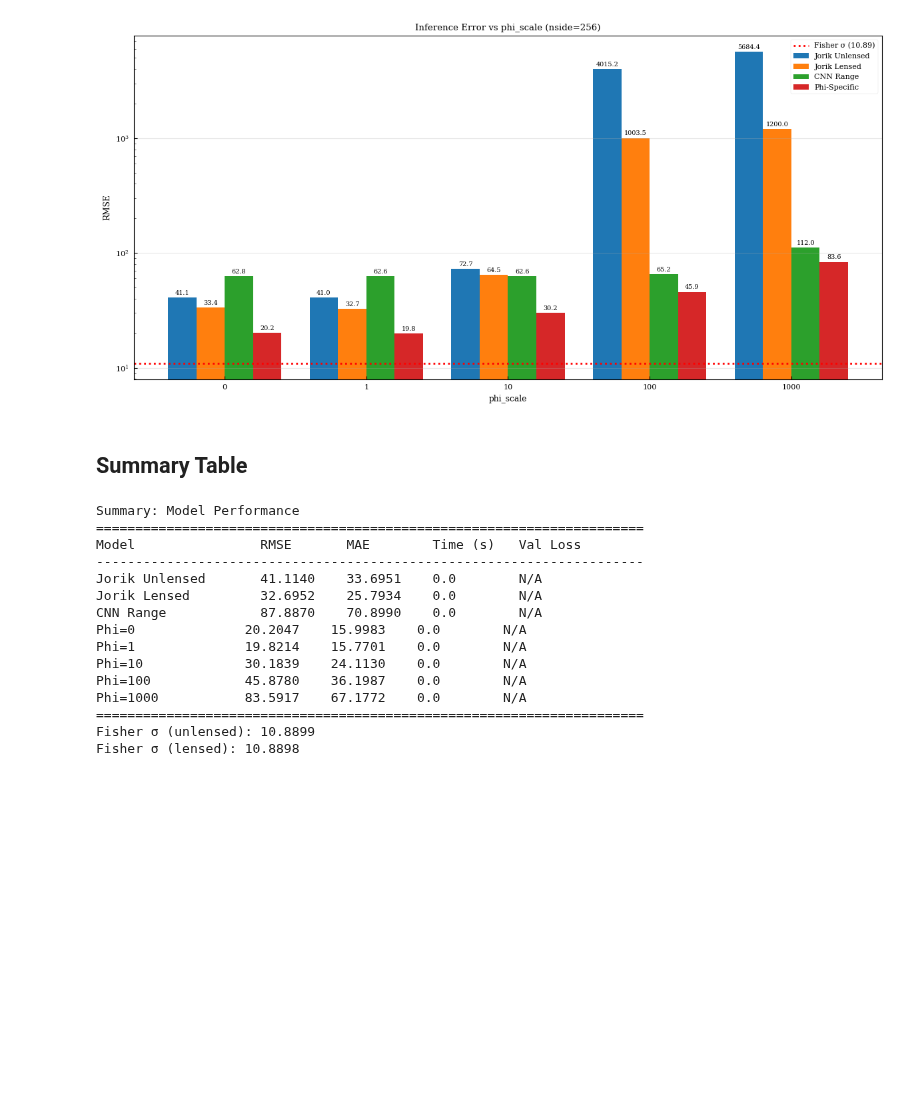
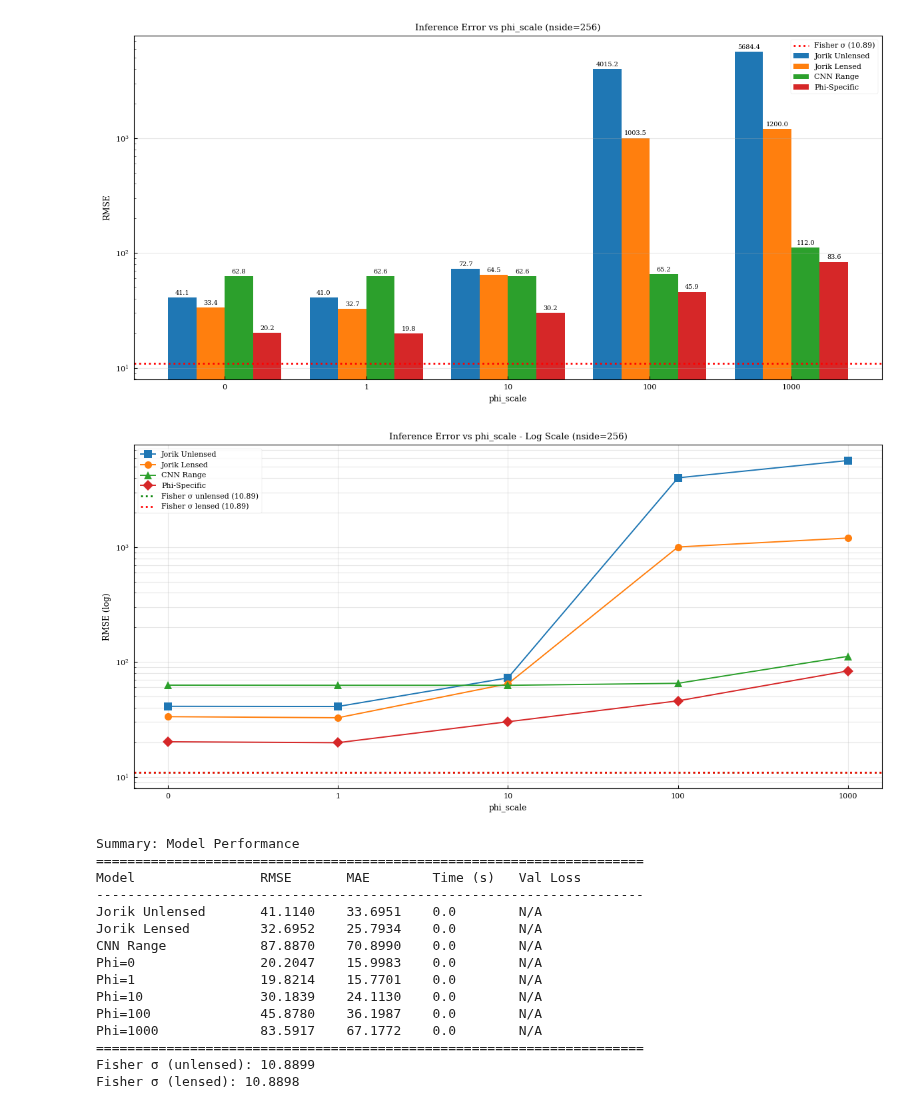
Before and after one commit to JBrandonS/MLPNG, a Jupyter notebook: notebooks/phi_scale_impact.ipynb, the cells around one changed output. Saved outputs shown, nothing was run; the diff lists cells and outputs as text; code cells hidden in the pictures; blank space fills up the shorter version.

```diff
--- a/notebooks/phi_scale_impact.ipynb
+++ b/notebooks/phi_scale_impact.ipynb
@@ -399,9 +376,10 @@ Jorik Lensed - RMSE: 32.6952, MAE: 25.7934, Time: 0.0s
 # %%
+# Train CNN Range Model
+print("Loading range dataset (phi_scale=0-1000)...")
 train_r, val_r, test_r = create_dataset(
     "lensed", phi_scale=(0, 1000), cache_suffix="-range"
 )
-cache_dataset(train_r, val_r, test_r, "range")
-
+print("Training CNN Range...")
 cnn_range, hist_cr, time_cr = load_or_train(
     f"{model_dir}/encoder-range.keras",
     lambda: build_encoder_model(core.npix, core.npols, len(core.shapes), best_params),
@@ -412,7 +390,6 @@ cnn_range, hist_cr, time_cr = load_or_train(
 )
 preds_cr, truth_cr, rmse_cr, mae_cr = evaluate_model(cnn_range, test_r)
 results["cnn_range"] = {
-    "model": cnn_range,
     "history": hist_cr,
     "time": time_cr,
     "preds": preds_cr,
@@ -420,4 +397,4 @@ results["cnn_range"] = {
     "rmse": rmse_cr,
     "mae": mae_cr,
 }
-print(f"CNN Range - RMSE: {rmse_cr:.4f}, MAE: {mae_cr:.4f}, Time: {time_cr:.1f}s")
+print(f"CNN Range: RMSE={rmse_cr:.2f}, MAE={mae_cr:.2f}")
@@ -568,7 +489,7 @@ plt.show()
 # %%
+# Scatter Plots: Predictions vs Truth
 fig, axes = plt.subplots(2, 3, figsize=(15, 10))
 sigma = sigma_lensed or 50
-
 plot_data = [
     ("Jorik Unlensed", results["jorik_unlensed"]),
     ("Jorik Lensed", results["jorik_lensed"]),
@@ -591,12 +512,13 @@ for ax, (name, data) in zip(axes.flat, plot_data):
         color="green",
         label=f"±σ={sigma:.1f}",
     )
-    ax.set_xlabel("True fnl")
-    ax.set_ylabel("Predicted fnl")
-    ax.set_title(f"{name}\nRMSE={data['rmse']:.2f}")
+    ax.set(
+        xlabel="True fnl",
+        ylabel="Predicted fnl",
+        title=f"{name}\nRMSE={data['rmse']:.2f}",
+    )
     ax.legend(loc="upper left", fontsize=8)
     ax.grid(True, alpha=0.3)
-
 plt.tight_layout()
 plt.show()
 # %% [output]
@@ -677,6 +588,48 @@ plt.tight_layout()
 plt.show()
 # %% [output]
 [figure]
-# %% [markdown]
-## Summary Table
+# %%
+# Inference Error vs Phi-Scale (Log Line Plot)
+fig, ax = plt.subplots(figsize=(12, 6))
+x = np.arange(len(PHI_SCALES))
+labels = ["Jorik Unlensed", "Jorik Lensed", "CNN Range", "Phi-Specific"]
+colors = plt.cm.tab10.colors[:4]
+
+for key, label, color, marker in zip(
+    ["jorik_unlensed", "jorik_lensed", "cnn_range", "phi_specific"],
+    labels,
+    colors,
+    ["s", "o", "^", "D"],
+):
+    ax.plot(x, impact[key], marker=marker, label=label, color=color, markersize=8)
+if sigma_unlensed:
+    ax.axhline(
+        sigma_unlensed,
+        color="green",
+        ls=":",
+        lw=2,
+        label=f"Fisher σ unlensed ({sigma_unlensed:.2f})",
+    )
+if sigma_lensed:
+    ax.axhline(
+        sigma_lensed,
+        color="red",
+        ls=":",
+        lw=2,
+        label=f"Fisher σ lensed ({sigma_lensed:.2f})",
+    )
+ax.set_yscale("log")
+ax.set_xticks(x)
+ax.set_xticklabels(PHI_SCALES)
+ax.set(
+    xlabel="phi_scale",
+    ylabel="RMSE (log)",
+    title=f"Inference Error vs phi_scale - Log Scale (nside={core.nside})",
+)
+ax.legend()
+ax.grid(True, alpha=0.3, which="both")
+plt.tight_layout()
+plt.show()
+# %% [output]
+[figure, added]
 # %%
```
Also changed, not shown: parts of 35 cells of this notebook, 1 other file.
